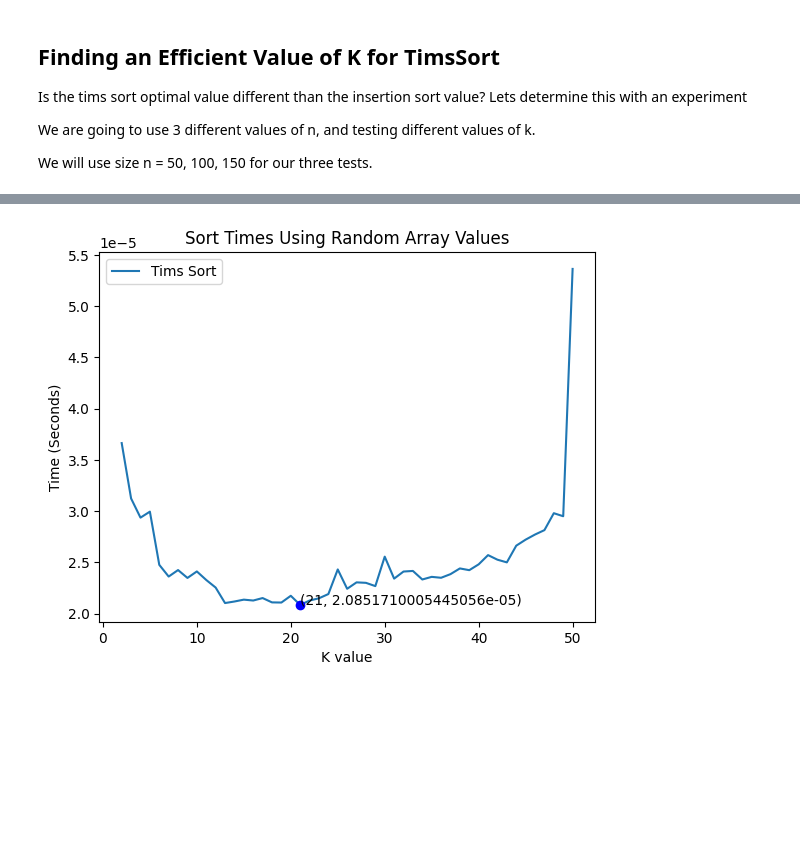
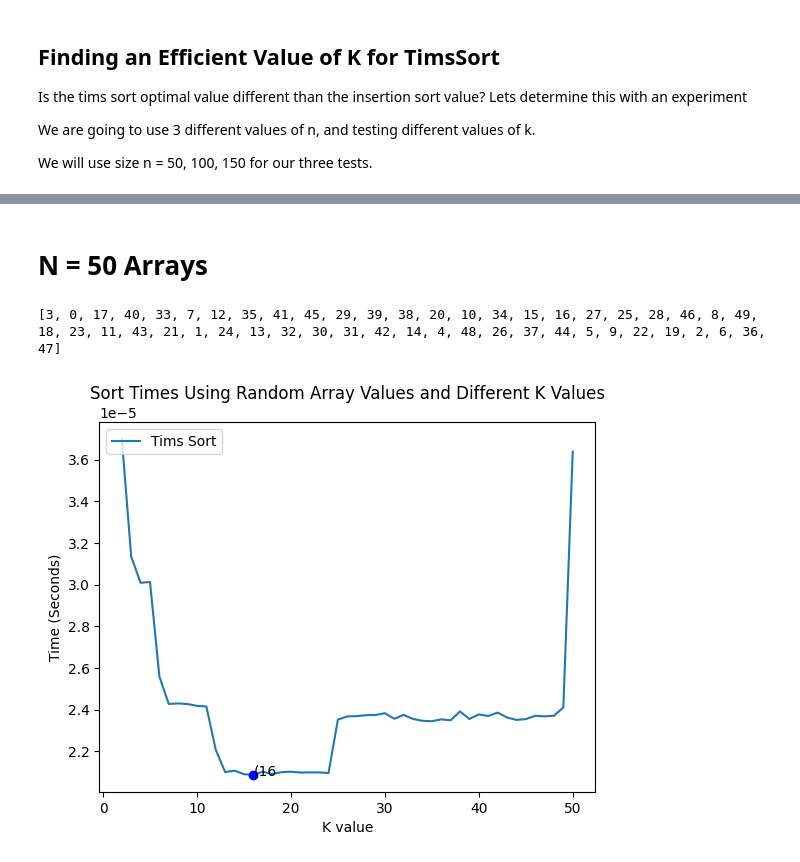
Before and after one commit to are021/CSE431-EmpiricalAnalysis, a Jupyter notebook: problem2/tests.ipynb, the cells around one changed output, grey strips where cells are left out. Cells and saved outputs as stored; diff of their text form; code cells hidden in the pictures; blank space fills up the shorter version.

```diff
--- a/problem2/tests.ipynb
+++ b/problem2/tests.ipynb
@@ -233,16 +233,33 @@ We are going to use 3 different values of n, and testing different values of k.
 
 We will use size n = 50, 100, 150 for our three tests.
 # %%
-def RedefinedTest(size):
+def RedefinedTest(size, choice):
 
     timsX = []
     timsY = []
 
-    label = "Sort Times Using Random Array Values"
+    if choice == 1:
+        label = "Sort Times Using Random Array Values and Different K Values"
 
-    repititions = 100
+    if choice == 2:
+        label = "Sort Times Using Nearly Sorted Array Values and Different K Values"
 
-    x = GenerateRandomArray(size)
+    if choice == 3:
+        label = "Sort Times Using Reverse Order Values and Different K Values"
+
+
+    repititions = 3000
+
+    if choice == 1:
+        x = GenerateRandomArray(size)
+
+    if choice == 2:
+        x = GenerateNearlySorted(size)
+
+    if choice == 3:
+        x = GenerateReverseArray(size)
+
+    print(x) # Print the array we tested
 
     breakpoint = None
     #Run Tims Sort
@@ -267,7 +284,7 @@ def RedefinedTest(size):
     plt.plot(timsX, timsY)
     if (breakpoint is not None):
         plt.plot(breakpoint[0], breakpoint[1], 'bo')
-        plt.annotate(f'({breakpoint[0]}, {breakpoint[1]})',xy=(breakpoint[0], breakpoint[1]))
+        plt.annotate(f'({breakpoint[0]}',xy=(breakpoint[0], breakpoint[1]))
     plt.legend(["Tims Sort"], loc="upper left")
     plt.xlabel("K value")
     plt.ylabel("Time (Seconds)")
@@ -285,4 +328,7 @@ RedefinedTest(100)
+# %% [markdown]
+# N = 50 Arrays
 # %%
-RedefinedTest(50)
+RedefinedTest(50, 1)
 # %% [output]
+[3, 0, 17, 40, 33, 7, 12, 35, 41, 45, 29, 39, 38, 20, 10, 34, 15, 16, 27, 25, 28, 46, 8, 49, 18, 23, 11, 43, 21, 1, 24, 13, 32, 30, 31, 42, 14, 4, 48, 26, 37, 44, 5, 9, 22, 19, 2, 6, 36, 47]
-[figure, old version]
+[figure, new version]
```
Also changed, not shown: parts of 13 cells of this notebook.
